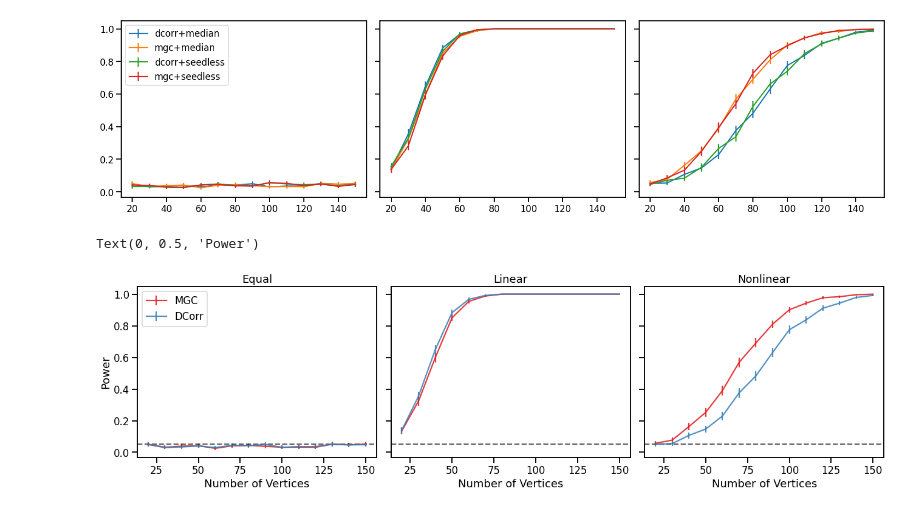
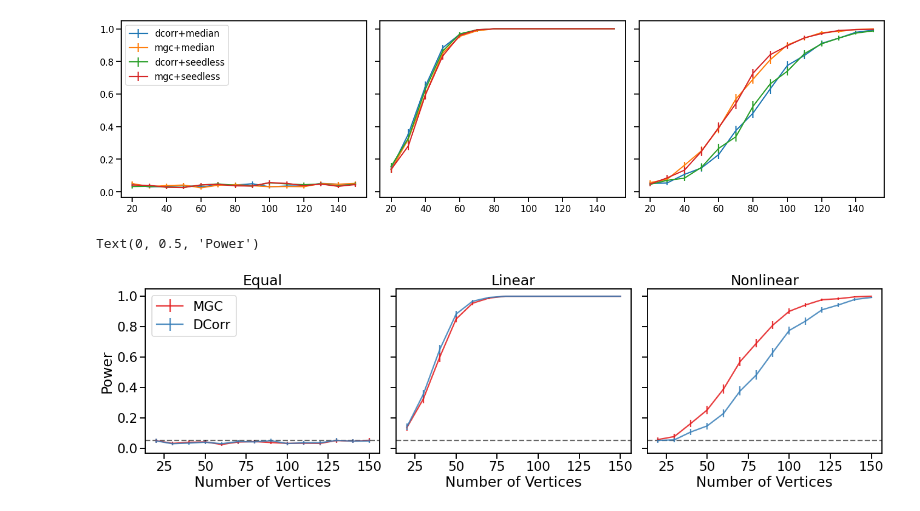
Before and after one commit to neurodata/j1c-experiments, a Jupyter notebook: ldt/simulations.ipynb, the cells around one changed output. Cells and saved outputs as stored; diff of their text form; code cells hidden in the pictures.

Commit message:
increase font

```diff
--- a/ldt/simulations.ipynb
+++ b/ldt/simulations.ipynb
@@ -130,41 +130,41 @@ axes[0].legend(loc="upper left")
 <matplotlib.legend.Legend at 0x...>
 [figure]
 # %%
-sns.set_context("talk")
+sns.set_context("talk", font_scale=1.3)
 
 titles = ["Equal", "Linear", "Nonlinear"]
 algo_titles = ["DCorr", "MGC"][::-1]
 colors = ["#e41a1c", "#377eb8"]
 
 fig, axes = plt.subplots(ncols=3, figsize=(18, 5), constrained_layout=True, sharex=True, sharey=True)
 
 for idx, dataset in enumerate(["equal", "linear", "nonlinear"]):
     axes[idx].axhline(0.05, ls="--", c="k", alpha=0.6)
 
     tmp_df = df[(df.dataset == dataset) & (df.flip == "median")]
 
     for jdx, algo in enumerate(["dcorr", "mgc"][::-1]):
         powers = []
         errs = []
 
         for n in ns:
             power = np.mean(tmp_df[tmp_df.n == n][algo].values <= 0.05)
             err = 1.96 * np.sqrt(power * (1 - power) / 1000) #1000 = num reps
 
             powers.append(power)
             errs.append(err)
 
         axes[idx].errorbar(x = ns, y=powers, yerr=errs, label=algo_titles[jdx], c=colors[jdx], alpha=0.85)
 
 
     axes[idx].set_xlabel("Number of Vertices")
     axes[idx].set_title(titles[idx],)
 
 axes[0].legend(loc="upper left")
 axes[0].set_ylabel("Power")
 # %% [output]
 Text(0, 0.5, 'Power')
-[figure, old version]
+[figure, new version]
 # %%
 fig.savefig("./figures/simulations.pdf", dpi=300, bbox_inches="tight")
 fig.savefig("./figures/simulations.png", dpi=300, bbox_inches="tight")
```
Also changed, not shown: 2 other files.
